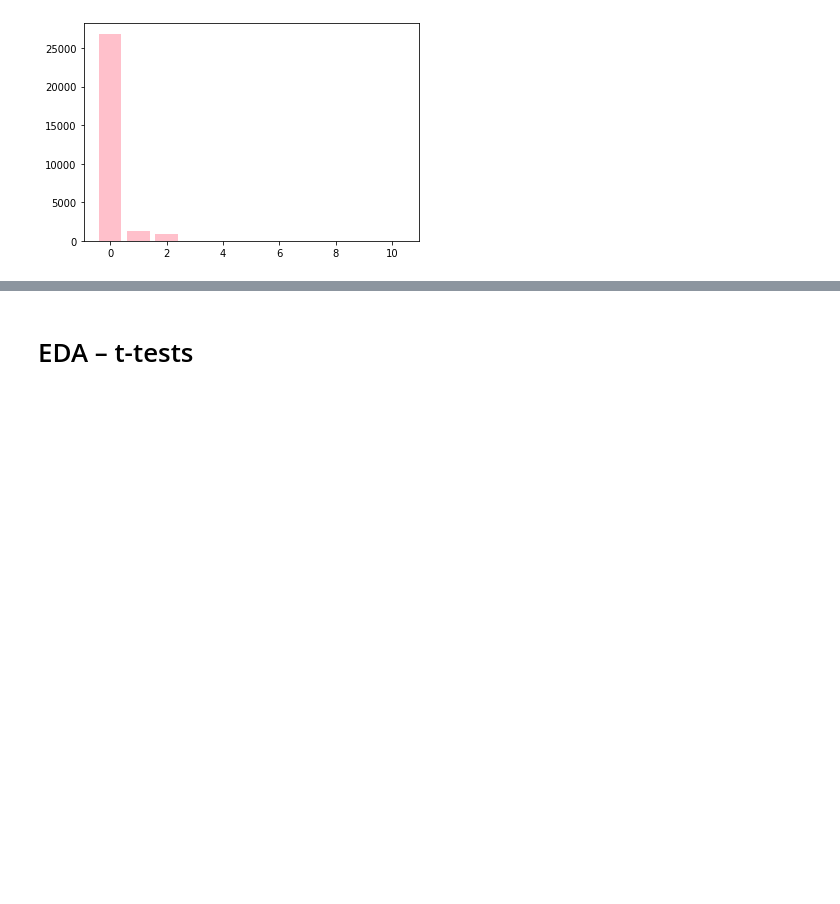
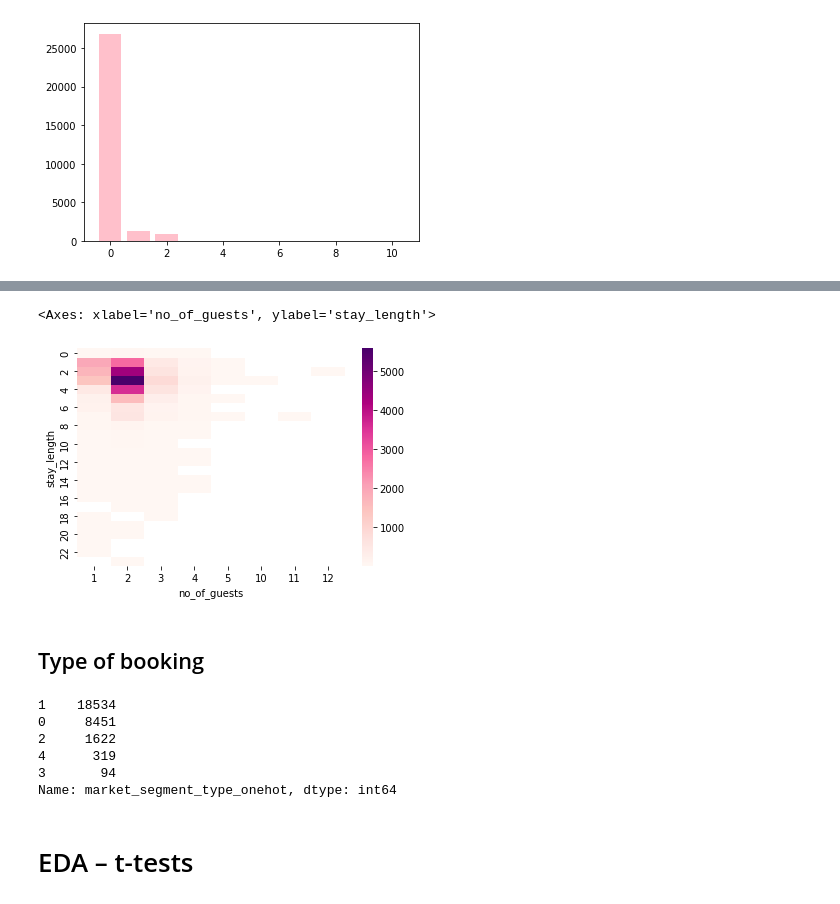
Before and after one commit to karriechou/inf2179-ml-challenge, a Jupyter notebook: KarrieChou_inf2179_ml_challenge_code.ipynb, the cells around one changed output, grey strips where cells are left out. Drawn from its saved outputs; the diff is of its cells as text; code cells hidden in the pictures; blank space fills up the shorter version.

```diff
--- a/KarrieChou_inf2179_ml_challenge_code.ipynb
+++ b/KarrieChou_inf2179_ml_challenge_code.ipynb
@@ -101,3 +118,20 @@ plt.bar(x = stay_length_index, height = stay_length_counts, color ="pink")
+# %%
+guests_vs_staylength = pd.pivot_table(data = training_data, values = "Booking_ID", columns = "no_of_guests", index = "stay_length", aggfunc = "count")
+sns.heatmap(guests_vs_staylength, cmap = "RdPu", fmt = ".0f")
+# %% [output]
+<Axes: xlabel='no_of_guests', ylabel='stay_length'>
+[figure, added]
+# %% [markdown]
+## Type of booking
+# %%
+training_data["market_segment_type_onehot"].value_counts()
+# %% [output]
+1    18534
+0     8451
+2     1622
+4      319
+3       94
+Name: market_segment_type_onehot, dtype: int64
 # %% [markdown]
 # EDA – t-tests
 # %% [markdown]
```
Also changed, not shown: parts of 9 cells of this notebook.
